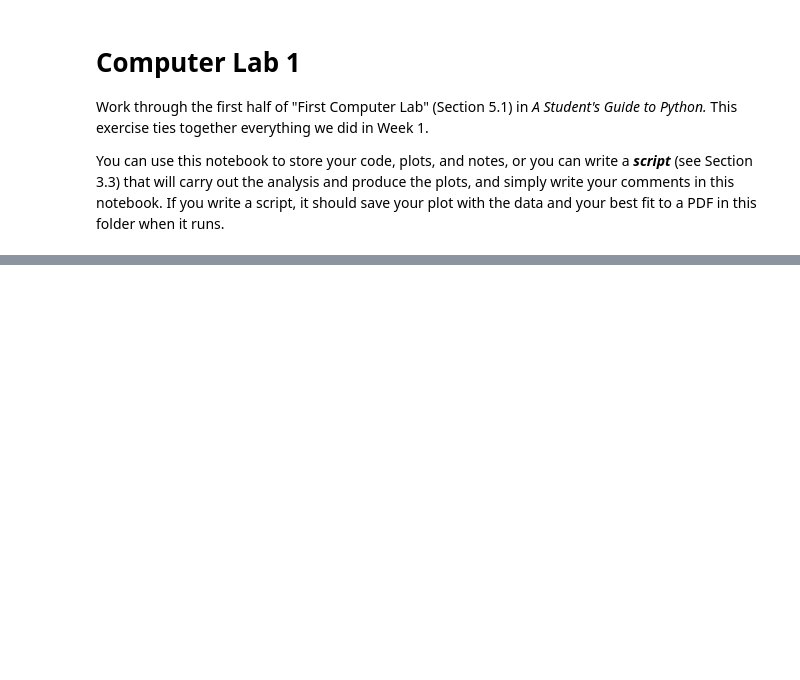
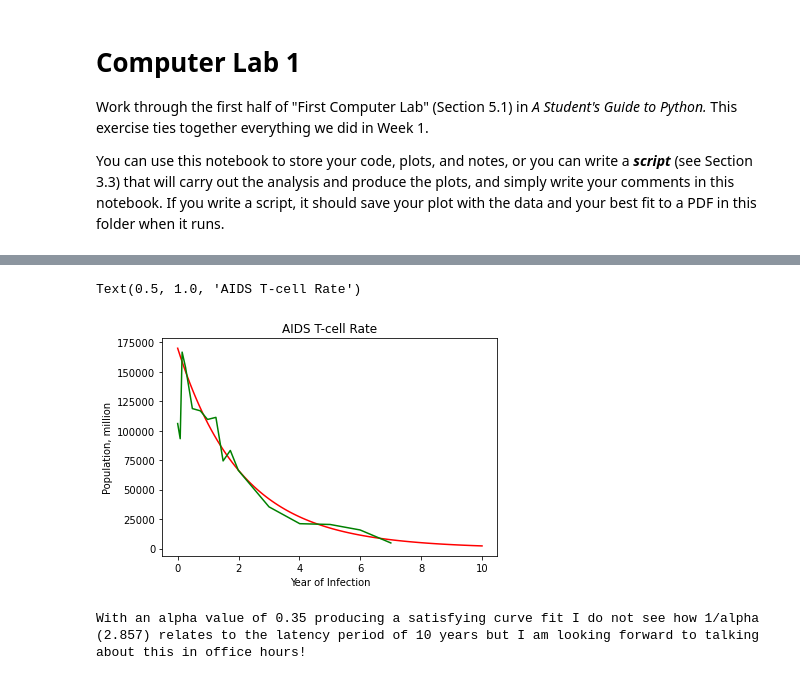
Before and after one commit to kvkp/biophysics, a Jupyter notebook: week-02/computer-lab-1.ipynb, the cells around one changed output, grey strips where cells are left out. Drawn from its saved outputs; the diff is of its cells as text; code cells hidden in the pictures; blank space fills up the shorter version.

```diff
--- a/week-02/computer-lab-1.ipynb
+++ b/week-02/computer-lab-1.ipynb
@@ -47,0 +55,31 @@ plt.plot(time,vl)
+# %%
+
+import numpy as np
+import matplotlib.pyplot as plt
+import math
+
+time2, pos = np.loadtxt("HIVseries.csv", delimiter = "," , unpack = True)
+
+a=60000
+al=.35
+
+b=110000
+be=0.55
+
+#time=1
+
+time = np.linspace(0,10,101)
+vl = a*np.exp(-al*time)+b*np.exp(-be*time)
+
+plt.plot(time,vl,color='red' )
+plt.plot(time2,pos, color='green')
+plt.xlabel("Year of Infection")
+plt.ylabel("Population, million")
+plt.title("AIDS T-cell Rate")
+# %% [output]
+Text(0.5, 1.0, 'AIDS T-cell Rate')
+[figure, added]
+# %%
+print("With an alpha value of 0.35 producing a satisfying curve fit I do not see how 1/alpha (2.857) relates to the latency period of 10 years but I am looking forward to talking about this in office hours!")
+# %% [output]
+With an alpha value of 0.35 producing a satisfying curve fit I do not see how 1/alpha (2.857) relates to the latency period of 10 years but I am looking forward to talking about this in office hours!
```
Also changed, not shown: parts of 2 cells of this notebook, 2 other files.
